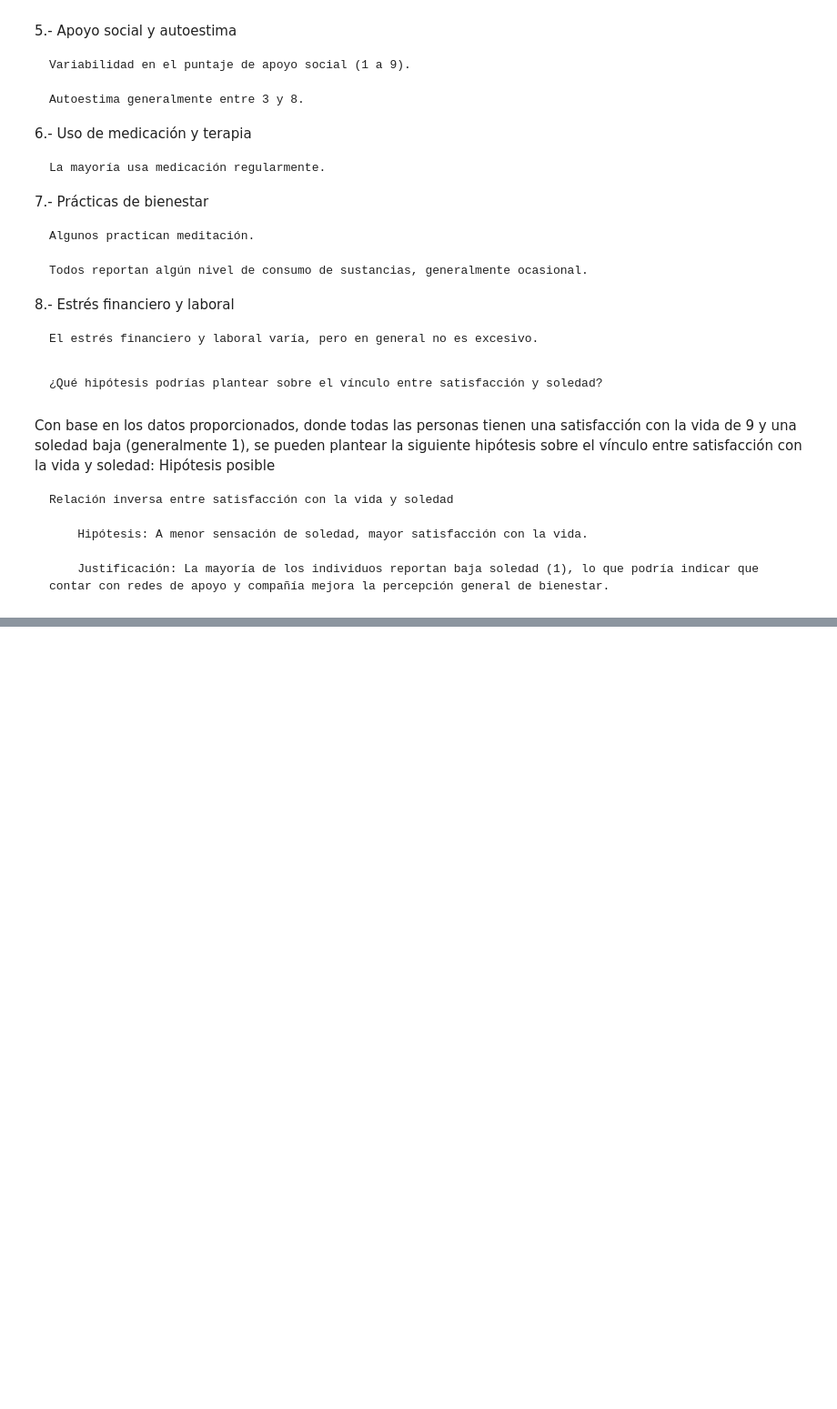
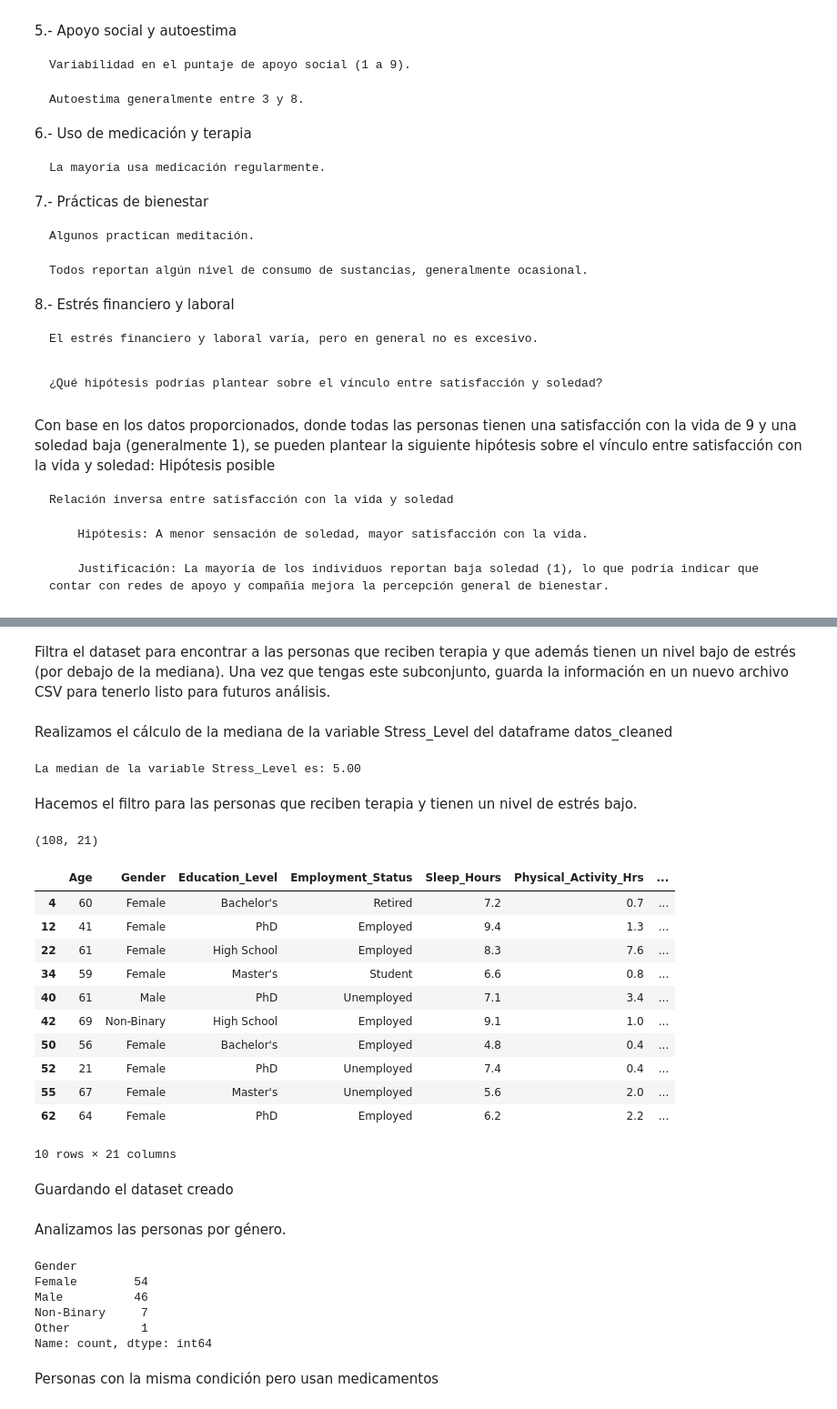
Before and after one commit to utm-ic/pr1-2-data-manipulation-AbimaelDD, a Jupyter notebook: reporte_mentalhealt.ipynb, the cells around one changed output, grey strips where cells are left out. Shown at 91% size. Cells and saved outputs as stored; diff of their text form; code cells hidden in the pictures; blank space fills up the shorter version.

Commit message:
Guardado de resultados

```diff
--- a/reporte_mentalhealt.ipynb
+++ b/reporte_mentalhealt.ipynb
@@ -496,0 +499,33 @@ Hipótesis posible
+# %% [markdown]
+Filtra el dataset para encontrar a las personas que reciben terapia y que además tienen un nivel bajo de estrés (por debajo de la mediana). Una vez que tengas este subconjunto, guarda la información en un nuevo archivo CSV para tenerlo listo para futuros análisis.
+# %% [markdown]
+Realizamos el cálculo de la mediana de la variable Stress_Level del dataframe datos_cleaned
+# %%
+mediana_estres = datos_cleaned['Stress_Level'].median()
+print(f"La median de la variable Stress_Level es: {mediana_estres:.2f}")
+# %% [output]
+La median de la variable Stress_Level es: 5.00
+# %% [markdown]
+Hacemos el filtro para las personas que reciben terapia y tienen un nivel de estrés bajo.
+# %%
+filtro_estres = datos_cleaned.loc[(datos_cleaned['Therapy']== 1) & (datos_cleaned['Stress_Level'] < mediana_estres)]
+filtro_estres.shape
+# %% [output]
+(108, 21)
+# %%
+filtro_estres.head(10)
+# %% [output]
+|  | Age | Gender | Education_Level | Employment_Status | Sleep_Hours | Physical_Activity_Hrs | ... |
+| 4 | 60 | Female | Bachelor's | Retired | 7.2 | 0.7 | ... |
+| 12 | 41 | Female | PhD | Employed | 9.4 | 1.3 | ... |
+| 22 | 61 | Female | High School | Employed | 8.3 | 7.6 | ... |
+| 34 | 59 | Female | Master's | Student | 6.6 | 0.8 | ... |
+| 40 | 61 | Male | PhD | Unemployed | 7.1 | 3.4 | ... |
+| 42 | 69 | Non-Binary | High School | Employed | 9.1 | 1.0 | ... |
+| 50 | 56 | Female | Bachelor's | Employed | 4.8 | 0.4 | ... |
+| 52 | 21 | Female | PhD | Unemployed | 7.4 | 0.4 | ... |
+| 55 | 67 | Female | Master's | Unemployed | 5.6 | 2.0 | ... |
+| 62 | 64 | Female | PhD | Employed | 6.2 | 2.2 | ... |
+10 rows × 21 columns
+# %% [markdown]
+Guardando el dataset creado
@@ -496,0 +534,14 @@ Hipótesis posible
+# %% [markdown]
+Analizamos las personas por género.
+# %%
+personas_estres = filtro_estres['Gender'].value_counts()
+personas_estres
+# %% [output]
+Gender
+Female        54
+Male          46
+Non-Binary     7
+Other          1
+Name: count, dtype: int64
+# %% [markdown]
+Personas con la misma condición pero usan medicamentos
```
Also changed, not shown: parts of 10 cells of this notebook.
